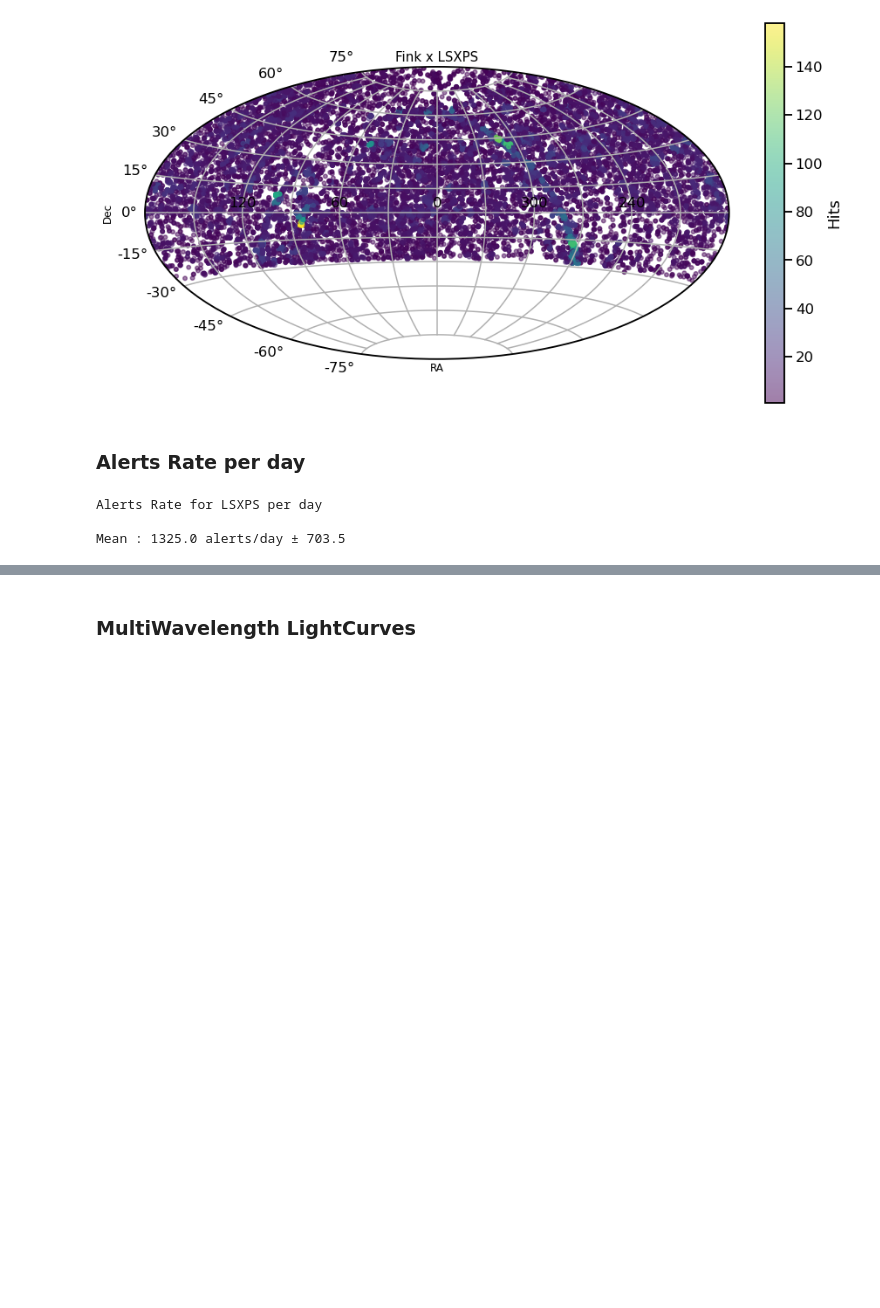
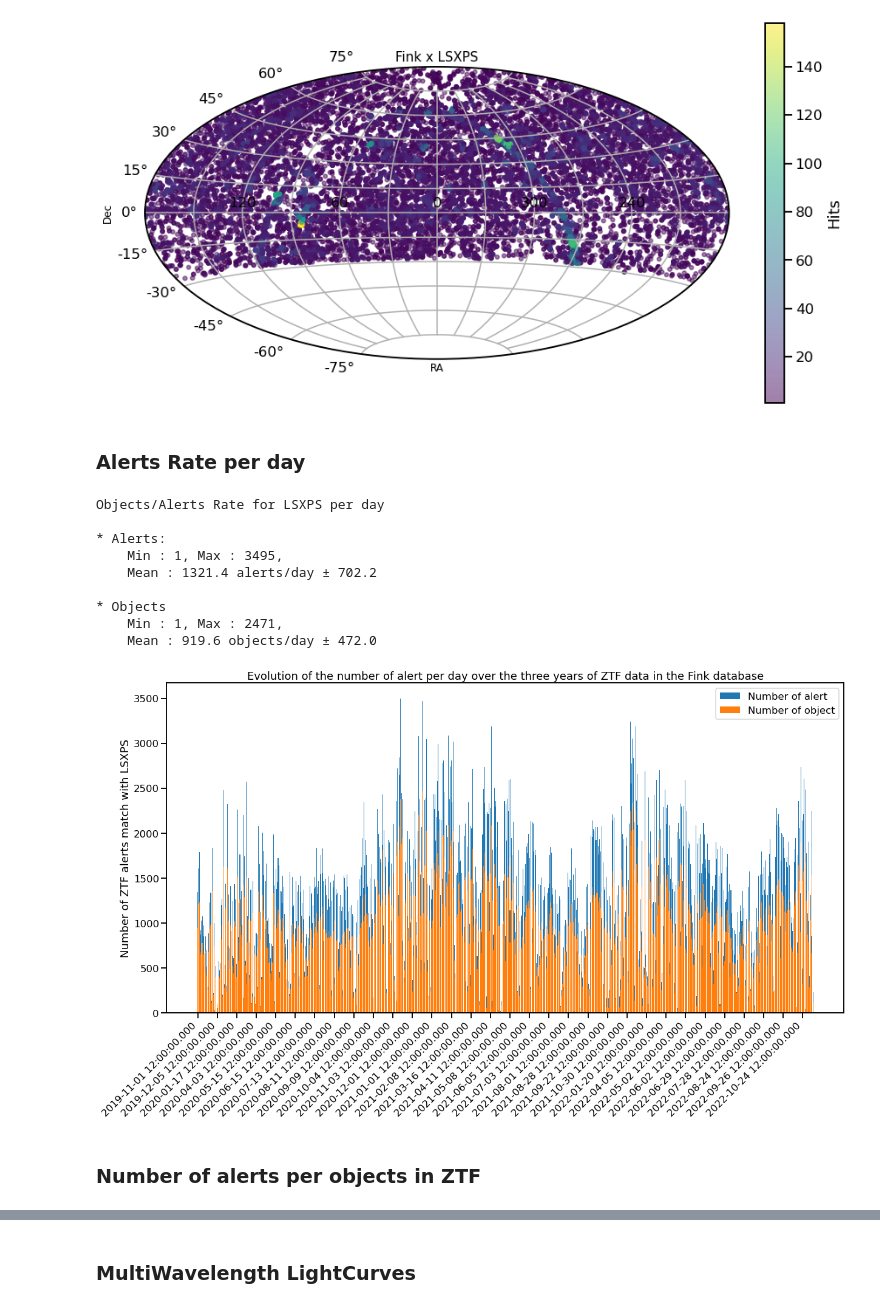
Before and after one commit to JulienPeloton/fink-agn, a Jupyter notebook: notebooks/LSXPS_in_Fink.ipynb, the cells around one changed output, grey strips where cells are left out. Saved outputs shown, nothing was run; the diff lists cells and outputs as text; code cells hidden in the pictures; blank space fills up the shorter version.

Commit message:
remove __pycache__, update the lsxps cross-match notebook

```diff
--- a/notebooks/LSXPS_in_Fink.ipynb
+++ b/notebooks/LSXPS_in_Fink.ipynb
@@ -122,14 +151,58 @@ plot_mwd(
 ztf_x_lsxps["jd_day"] = ztf_x_lsxps["jd"].astype(int)
 alert_per_day = ztf_x_lsxps.groupby("jd_day").count()
 
+object_per_day = ztf_x_lsxps.groupby("jd_day").agg(
+    nb_objects=("objectId", lambda x: len(np.unique(x)))
+)
+
 msg = """
-Alerts Rate for LSXPS per day
+Objects/Alerts Rate for LSXPS per day
 
-Mean : {:.1f} alerts/day ± {:.1f}
-""".format(alert_per_day["objectId"].mean(), alert_per_day["objectId"].std())
+* Alerts:
+    Min : {}, Max : {},
+    Mean : {:.1f} alerts/day ± {:.1f}
+
+* Objects
+    Min : {}, Max : {},
+    Mean : {:.1f} objects/day ± {:.1f}
+""".format(
+    alert_per_day["objectId"].min(), alert_per_day["objectId"].max(),
+    alert_per_day["objectId"].mean(), alert_per_day["objectId"].std(),
+    object_per_day["nb_objects"].min(), object_per_day["nb_objects"].max(),
+    object_per_day["nb_objects"].mean(), object_per_day["nb_objects"].std()
+)
 
 print(msg)
 # %% [output]
-Alerts Rate for LSXPS per day
+Objects/Alerts Rate for LSXPS per day
 
-Mean : 1325.0 alerts/day ± 703.5
+* Alerts:
+    Min : 1, Max : 3495,
+    Mean : 1321.4 alerts/day ± 702.2
+
+* Objects
+    Min : 1, Max : 2471,
+    Mean : 919.6 objects/day ± 472.0
+# %%
+fig, ax = plt.subplots(1, 1, figsize=(20, 10))
+ax.bar(
+    np.array(Time(alert_per_day.reset_index()["jd_day"], format="jd").iso),
+    alert_per_day["objectId"].values,
+    label="Number of alert"
+)
+ax.bar(
+    np.array(Time(object_per_day.reset_index()["jd_day"], format="jd").iso),
+    object_per_day["nb_objects"].values,
+    label="Number of object"
+)
+plt.draw()
+plt.legend()
+plt.ylabel("Number of ZTF alerts match with LSXPS")
+plt.title("Evolution of the number of alert per day over the three years of ZTF data in the Fink database")
+ax.set_xticks(ax.get_xticks()[::25], ax.get_xticklabels()[
+              ::25], rotation=45, ha='right')
+plt.show()
+# %% [output]
+[figure, added]
+# %% [markdown]
+### Number of alerts per objects in ZTF
```
Also changed, not shown: parts of 16 cells of this notebook, 2 other files.
